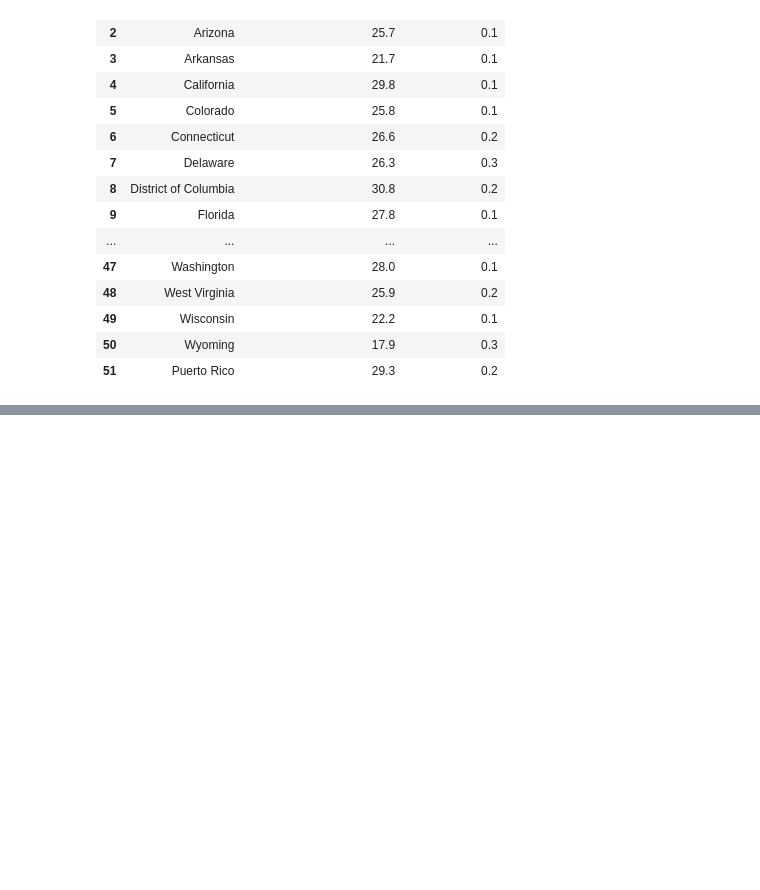
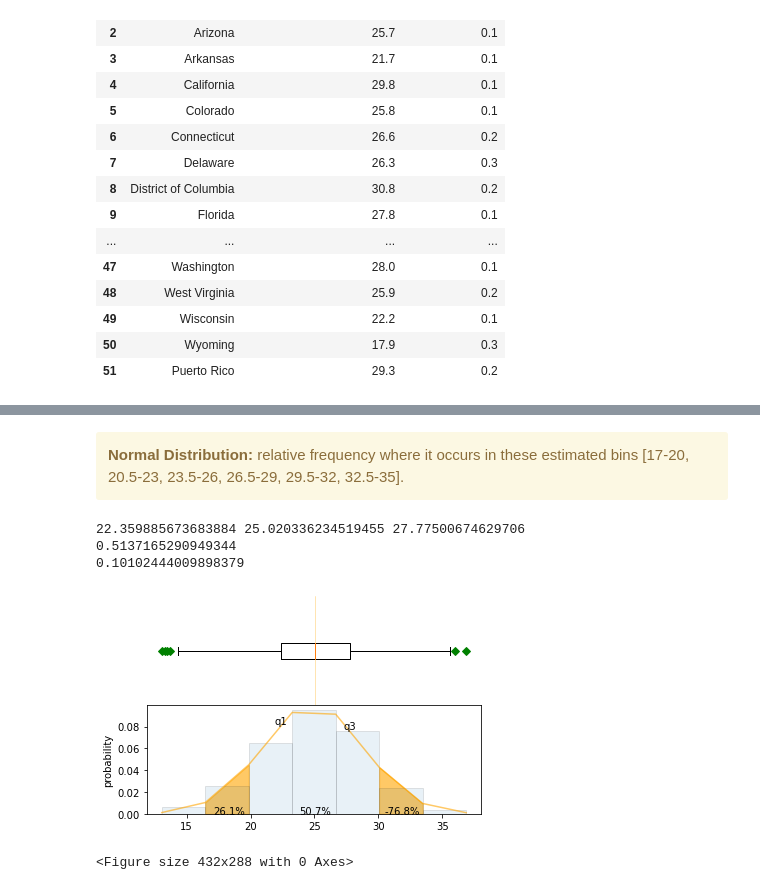
Before and after one commit to dgustave/Statistics, a Jupyter notebook: notebooks/Distribution.ipynb, the cells around one changed output, grey strips where cells are left out. Cells and saved outputs as stored; diff of their text form; code cells hidden in the pictures; blank space fills up the shorter version.

Commit message:
normal distribution

```diff
--- a/notebooks/Distribution.ipynb
+++ b/notebooks/Distribution.ipynb
@@ -122,0 +316,63 @@ commute['Commute time in minutes'].dtype, commute['Margin Of Error'].dtype
+# %% [markdown]
+<div class="alert alert-block alert-warning">
+    <b>Normal Distribution:</b> relative frequency where it occurs in these estimated bins [17-20, 20.5-23, 23.5-26, 26.5-29, 29.5-32, 32.5-35].<br>
+</div>
+# %%
+# mu = 0
+mu = commute['Commute time in minutes'].mean()
+# sigma = 1
+sigma = np.std(commute['Commute time in minutes'])
+
+n_bins = 7
+s = np.random.normal(mu, sigma, 1000)
+
+fig, axes = plt.subplots(nrows=2, ncols=1, sharex=True)
+
+#histogram
+n, bins, patches = axes[1].hist(s, n_bins, density=True, alpha=.1, edgecolor='black' )
+pdf = 1/(sigma*np.sqrt(2*np.pi))*np.exp(-(bins-mu)**2/(2*sigma**2))
+
+median, q1, q3 = np.percentile(s, 50), np.percentile(s, 25), np.percentile(s, 75)
+print(q1, median, q3)
+
+#probability density function
+axes[1].plot(bins, pdf, color='orange', alpha=.6)
+
+#to ensure pdf and bins line up to use fill_between.
+bins_1 = bins[(bins >= q1-1.5*(q3-q1)) & (bins <= q1)] # to ensure fill starts from Q1-1.5*IQR
+bins_2 = bins[(bins <= q3+1.5*(q3-q1)) & (bins >= q3)]
+pdf_1 = pdf[:int(len(pdf)/2)]
+pdf_2 = pdf[int(len(pdf)/2):]
+pdf_1 = pdf_1[(pdf_1 >= norm(mu,sigma).pdf(q1-1.5*(q3-q1))) & (pdf_1 <= norm(mu,sigma).pdf(q1))]
+pdf_2 = pdf_2[(pdf_2 >= norm(mu,sigma).pdf(q3+1.5*(q3-q1))) & (pdf_2 <= norm(mu,sigma).pdf(q3))]
+
+#fill from Q1-1.5*IQR to Q1 and Q3 to Q3+1.5*IQR
+axes[1].fill_between(bins_1, pdf_1, 0, alpha=.6, color='orange')
+axes[1].fill_between(bins_2, pdf_2, 0, alpha=.6, color='orange')
+
+print(norm(mu, sigma).cdf(median))
+print(norm(mu, sigma).pdf(median))
+
+#add text to bottom graph.
+axes[1].annotate("{:.1f}%".format(100*norm(mu, sigma).cdf(q1)), xy=((q1-1.5*(q3-q1)+q1)/2, 0), ha='center')
+axes[1].annotate("{:.1f}%".format(100*(norm(mu, sigma).cdf(q3)-norm(mu, sigma).cdf(q1))), xy=(median, 0), ha='center')
+axes[1].annotate("{:.1f}%".format(100*(norm(mu, sigma).cdf(q3+1.5*(q3-q1)-q3)-norm(mu, sigma).cdf(q3))), xy=((q3+1.5*(q3-q1)+q3)/2, 0), ha='center')
+axes[1].annotate('q1', xy=(q1, norm(mu, sigma).pdf(q1)), ha='center')
+axes[1].annotate('q3', xy=(q3, norm(mu, sigma).pdf(q3)), ha='center')
+
+axes[1].set_ylabel('probability')
+
+#top boxplot
+axes[0].boxplot(s, 0, 'gD', vert=False)
+axes[0].axvline(median, color='orange', alpha=.6, linewidth=.5)
+axes[0].axis('off')
+
+plt.subplots_adjust(hspace=0)
+plt.show()
+plt.savefig("../reports/figures/normal_commute.png", transparent=True)
+# %% [output]
+22.359885673683884 25.020336234519455 27.77500674629706
+0.5137165290949344
+0.10102444009898379
+[figure, added]
+<Figure size 432x288 with 0 Axes>
```
Also changed, not shown: parts of 15 cells of this notebook, 8 other files.
